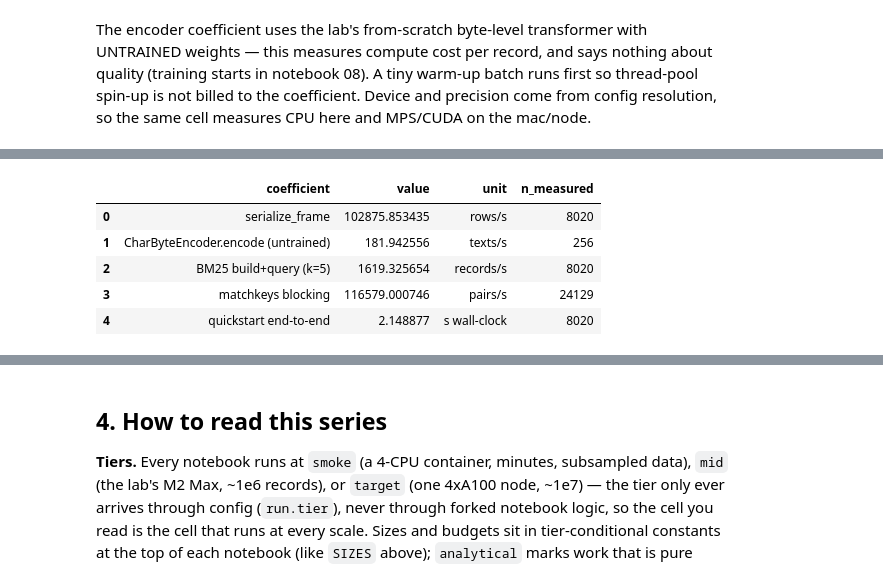
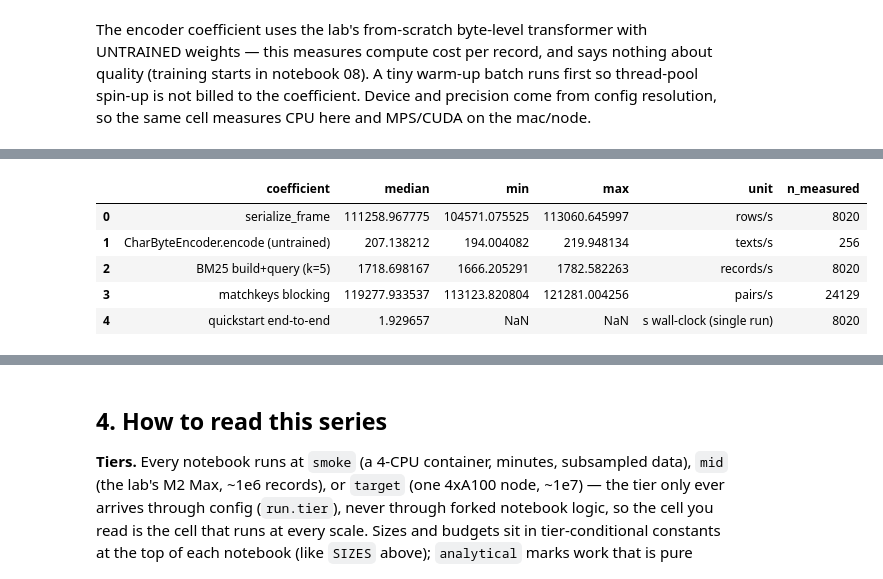
Before and after one commit to sinaghadermarzi/embedding-based-entity-resolution, a Jupyter notebook: notebooks/00_hardest_easy_problem.ipynb, the cells around one changed output, grey strips where cells are left out. Saved outputs shown, nothing was run; the diff lists cells and outputs as text; code cells hidden in the pictures.

```diff
--- a/notebooks/00_hardest_easy_problem.ipynb
+++ b/notebooks/00_hardest_easy_problem.ipynb
@@ -630,13 +654,11 @@ CharByteEncoder (untrained, 2,289,408 params, dim 256, device cpu): 256 texts in
 # %%
-t0 = time.perf_counter()
-bm25_pairs = sparse.candidates(sub, texts, k=BM25_K)
-t_bm25 = time.perf_counter() - t0
-bm25_records_per_s = len(sub) / t_bm25
-print(f"BM25 build+query (k={BM25_K}): {len(sub):,} records in {t_bm25:.2f}s")
+bm25_pairs, t_bm25 = repeat_timed(lambda: sparse.candidates(sub, texts, k=BM25_K))
+bm25_rate = rate_spread(len(sub), t_bm25)
+print(f"BM25 build+query (k={BM25_K}): {len(sub):,} records in {t_bm25['median']:.2f}s "
+      f"(median of {N_REPEATS}; {t_bm25['min']:.2f}-{t_bm25['max']:.2f}s)")
 
-t0 = time.perf_counter()
-mk_pairs = matchkeys.candidates(sub)
-t_matchkeys = time.perf_counter() - t0
-matchkeys_pairs_per_s = len(mk_pairs) / t_matchkeys
-print(f"matchkeys: {len(mk_pairs):,} pairs in {t_matchkeys:.2f}s")
+mk_pairs, t_matchkeys = repeat_timed(lambda: matchkeys.candidates(sub))
+matchkeys_rate = rate_spread(len(mk_pairs), t_matchkeys)
+print(f"matchkeys: {len(mk_pairs):,} pairs in {t_matchkeys['median']:.2f}s "
+      f"(median of {N_REPEATS}; {t_matchkeys['min']:.2f}-{t_matchkeys['max']:.2f}s)")
 # %% [output]
@@ -647,55 +669,73 @@ smoke_check = {
     "platform": describe_platform(),
     "tier": TIER,
     "device": device.type,
+    "coefficient_repeats": N_REPEATS,  # each *_per_s is the median; *_spread is [min, max]
     "measured": {
-        "serialize_rows_per_s": float(serialize_rows_per_s),
+        "serialize_rows_per_s": float(serialize_rate["median"]),
+        "serialize_rows_per_s_spread": [float(serialize_rate["min"]),
+                                        float(serialize_rate["max"])],
         "serialize_n_rows": len(sub),
-        "charbyte_encode_texts_per_s": float(encode_texts_per_s),
+        "charbyte_encode_texts_per_s": float(encode_rate["median"]),
+        "charbyte_encode_texts_per_s_spread": [float(encode_rate["min"]),
+                                               float(encode_rate["max"])],
         "charbyte_encode_n_texts": len(enc_texts),
         "charbyte_encode_batch_size": int(cfg.train.batch_size),
         "charbyte_params": enc_params,
         "charbyte_dim": int(emb.shape[1]),
         "charbyte_untrained": True,
-        "bm25_build_query_records_per_s": float(bm25_records_per_s),
+        "bm25_build_query_records_per_s": float(bm25_rate["median"]),
+        "bm25_build_query_records_per_s_spread": [float(bm25_rate["min"]),
+                                                  float(bm25_rate["max"])],
         "bm25_n_records": len(sub),
         "bm25_k": int(BM25_K),
         "bm25_n_pairs": len(bm25_pairs),
-        "matchkeys_pairs_per_s": float(matchkeys_pairs_per_s),
+        "matchkeys_pairs_per_s": float(matchkeys_rate["median"]),
+        "matchkeys_pairs_per_s_spread": [float(matchkeys_rate["min"]),
+                                         float(matchkeys_rate["max"])],
         "matchkeys_n_pairs": len(mk_pairs),
         "matchkeys_n_records": len(sub),
         "quickstart_runtime_s": float(runtime_s),
     },
 }
 registry.register(
     "smoke_check",
     smoke_check,
     cfg=cfg,
     tier=cfg.run.tier,
-    meta={"note": "measured throughput coefficients; the only citable wall-clock source"},
+    meta={"note": "measured throughput coefficients (median of "
+                  f"{N_REPEATS} repeats, min/max spread stored); "
+                  "the only citable wall-clock source"},
 )
 coeff_table = pd.DataFrame(
     [
-        ("serialize_frame", serialize_rows_per_s, "rows/s", len(sub)),
-        ("CharByteEncoder.encode (untrained)", encode_texts_per_s, "texts/s", len(enc_texts)),
-        (f"BM25 build+query (k={BM25_K})", bm25_records_per_s, "records/s", len(sub)),
-        ("matchkeys blocking", matchkeys_pairs_per_s, "pairs/s", len(mk_pairs)),
-        ("quickstart end-to-end", runtime_s, "s wall-clock", len(sub)),
+        ("serialize_frame", serialize_rate["median"], serialize_rate["min"],
+         serialize_rate["max"], "rows/s", len(sub)),
+        ("CharByteEncoder.encode (untrained)", encode_rate["median"], encode_rate["min"],
+         encode_rate["max"], "texts/s", len(enc_texts)),
+        (f"BM25 build+query (k={BM25_K})", bm25_rate["median"], bm25_rate["min"],
+         bm25_rate["max"], "records/s", len(sub)),
+        ("matchkeys blocking", matchkeys_rate["median"], matchkeys_rate["min"],
+         matchkeys_rate["max"], "pairs/s", len(mk_pairs)),
+        ("quickstart end-to-end", runtime_s, np.nan, np.nan, "s wall-clock (single run)",
+         len(sub)),
     ],
-    columns=["coefficient", "value", "unit", "n_measured"],
+    columns=["coefficient", "median", "min", "max", "unit", "n_measured"],
 )
 display(coeff_table)
 print(
-    f"Measured on this machine, this run (tier={TIER}, device={device.type}). These are\n"
-    "coefficients, not projections: later notebooks and the README cite the registered\n"
-    "smoke_check artifact instead of quoting wall-clock folklore. Nothing on this table\n"
-    "says anything about 1e9 — the cost model that does (SCL-03, notebook 15) is built\n"
-    "from measured coefficients like these and is labeled EXTRAPOLATED wherever it leaves\n"
-    "measurement behind."
+    f"Measured on this machine, this run (tier={TIER}, device={device.type}); each\n"
+    f"coefficient is the median of {N_REPEATS} repeats with its min/max spread alongside —\n"
+    "on a shared container a single-shot timing can swing several-fold with ambient load,\n"
+    "so cite the median WITH its spread. These are coefficients, not projections: later\n"
+    "notebooks and the README cite the registered smoke_check artifact instead of quoting\n"
+    "wall-clock folklore. Nothing on this table says anything about 1e9 — the cost model\n"
+    "that does (SCL-03, notebook 15) is built from measured coefficients like these and is\n"
+    "labeled EXTRAPOLATED wherever it leaves measurement behind."
 )
 # %% [output]
-|  | coefficient | value | unit | n_measured |
-| 0 | serialize_frame | 102875.853435 | rows/s | 8020 |
-| 1 | CharByteEncoder.encode (untrained) | 181.942556 | texts/s | 256 |
-| 2 | BM25 build+query (k=5) | 1619.325654 | records/s | 8020 |
-| 3 | matchkeys blocking | 116579.000746 | pairs/s | 24129 |
-| 4 | quickstart end-to-end | 2.148877 | s wall-clock | 8020 |
+|  | coefficient | median | min | max | unit | n_measured |
+| 0 | serialize_frame | 111258.967775 | 104571.075525 | 113060.645997 | rows/s | 8020 |
+| 1 | CharByteEncoder.encode (untrained) | 207.138212 | 194.004082 | 219.948134 | texts/s | 256 |
+| 2 | BM25 build+query (k=5) | 1718.698167 | 1666.205291 | 1782.582263 | records/s | 8020 |
+| 3 | matchkeys blocking | 119277.933537 | 113123.820804 | 121281.004256 | pairs/s | 24129 |
+| 4 | quickstart end-to-end | 1.929657 | NaN | NaN | s wall-clock (single run) | 8020 |
```
Also changed, not shown: parts of 11 cells of this notebook, 8 other files.
